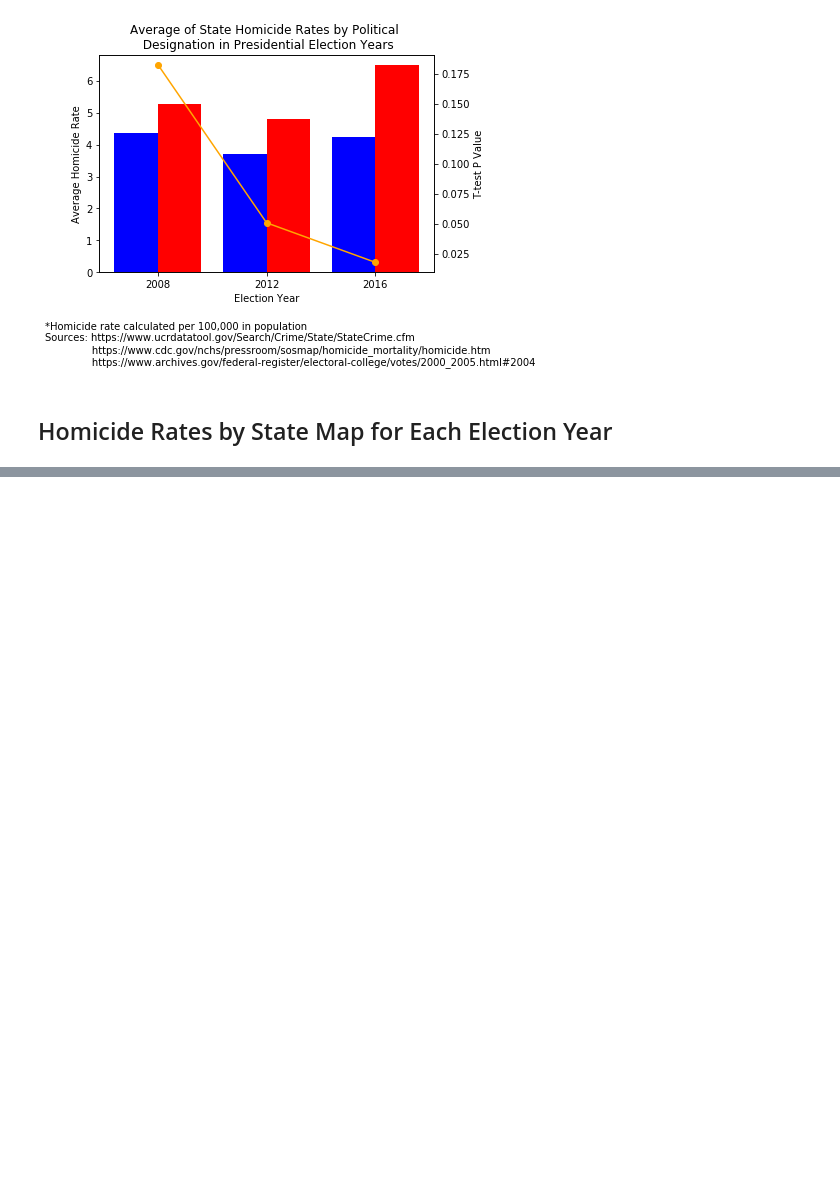
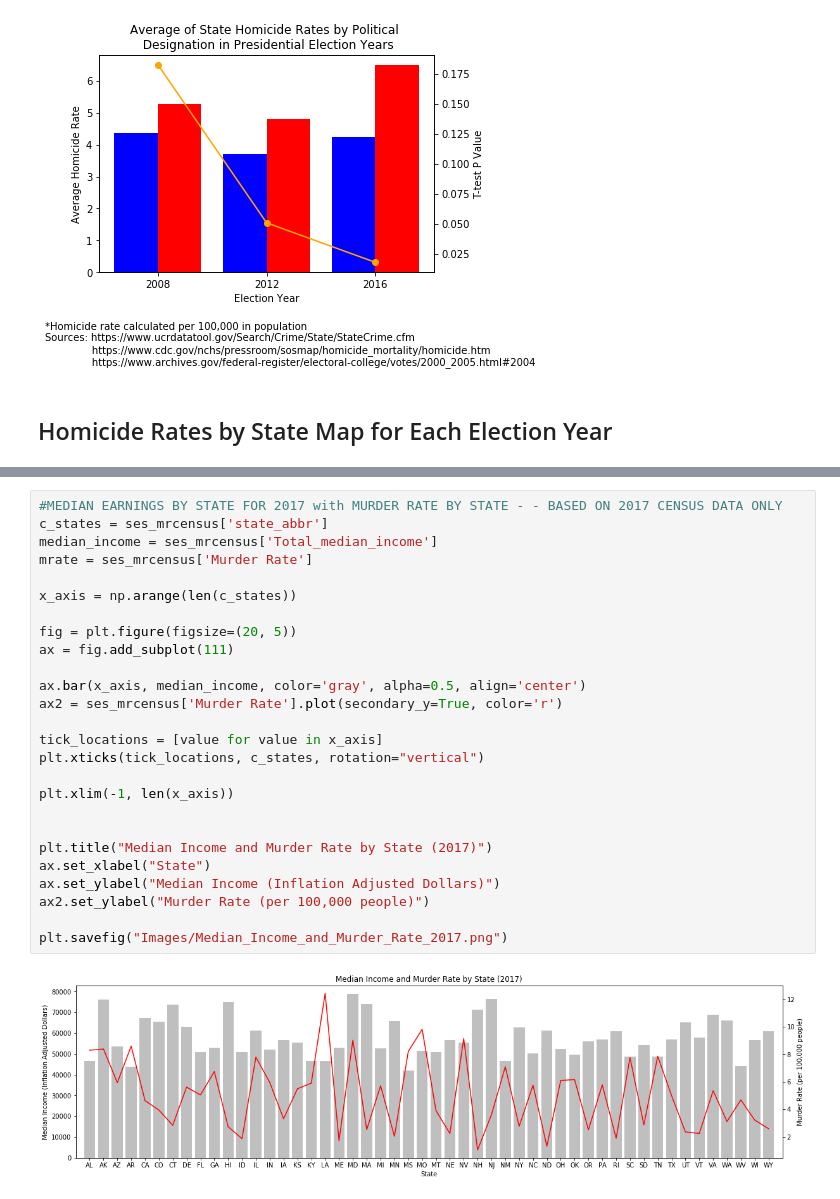
Before and after one commit to stace2775/07-Group_Project_1, a Jupyter notebook: GROUP_2_DATA_EXPLORATION_AND_CLEANUP.ipynb, the cells around one changed output, grey strips where cells are left out. Saved outputs shown, nothing was run; the diff lists cells and outputs as text; blank space fills up the shorter version.

```diff
--- a/GROUP_2_DATA_EXPLORATION_AND_CLEANUP.ipynb
+++ b/GROUP_2_DATA_EXPLORATION_AND_CLEANUP.ipynb
@@ -1231,0 +1313,28 @@ fig
+# %%
+#MEDIAN EARNINGS BY STATE FOR 2017 with MURDER RATE BY STATE - - BASED ON 2017 CENSUS DATA ONLY
+c_states = ses_mrcensus['state_abbr']
+median_income = ses_mrcensus['Total_median_income']
+mrate = ses_mrcensus['Murder Rate']
+
+x_axis = np.arange(len(c_states))
+
+fig = plt.figure(figsize=(20, 5))
+ax = fig.add_subplot(111)
+
+ax.bar(x_axis, median_income, color='gray', alpha=0.5, align='center')
+ax2 = ses_mrcensus['Murder Rate'].plot(secondary_y=True, color='r')
+
+tick_locations = [value for value in x_axis]
+plt.xticks(tick_locations, c_states, rotation="vertical")
+
+plt.xlim(-1, len(x_axis))
+
+
+plt.title("Median Income and Murder Rate by State (2017)")
+ax.set_xlabel("State")
+ax.set_ylabel("Median Income (Inflation Adjusted Dollars)")
+ax2.set_ylabel("Murder Rate (per 100,000 people)")
+
+plt.savefig("Images/Median_Income_and_Murder_Rate_2017.png")
+# %% [output]
+[figure, added]
```
Also changed, not shown: parts of 11 cells of this notebook, 5 other files.
